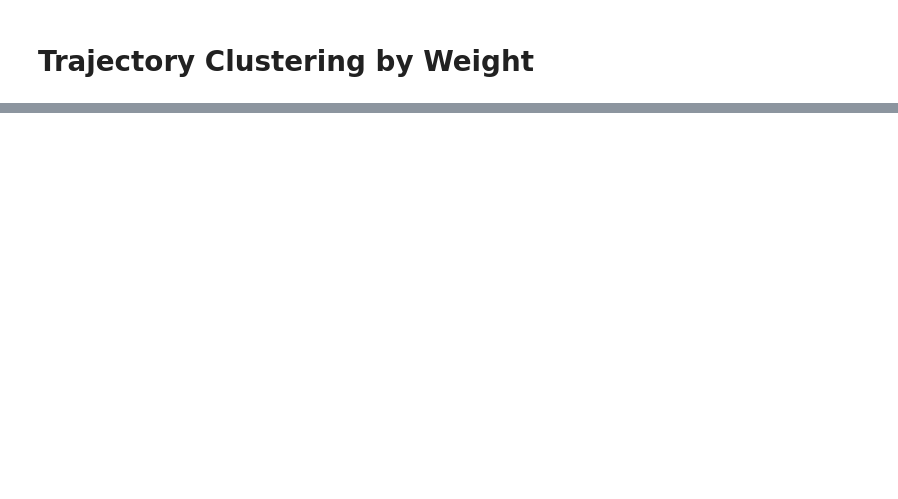
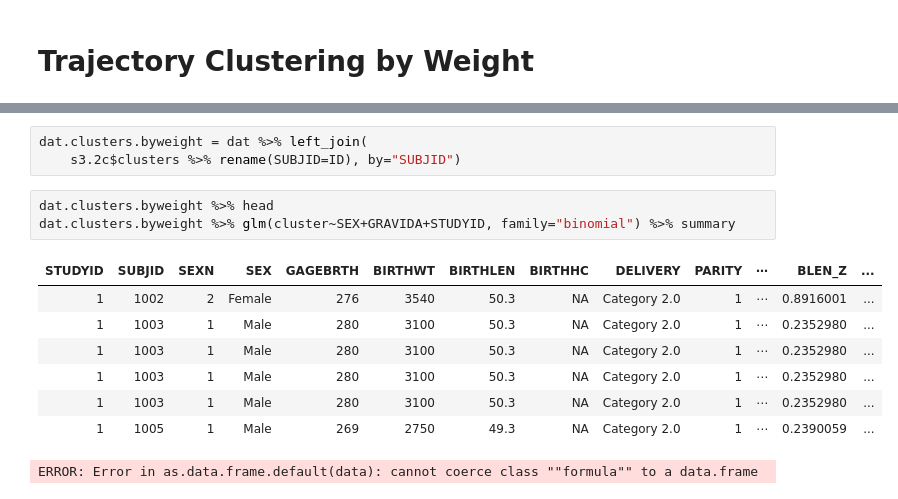
Before and after one commit to de-git/HBGDki-London, a Jupyter notebook: Ultrasound/notebooks/trajectory clustering.ipynb, the cells around one changed output, grey strips where cells are left out. Cells and saved outputs as stored; diff of their text form; blank space fills up the shorter version.

```diff
--- a/Ultrasound/notebooks/trajectory clustering.ipynb
+++ b/Ultrasound/notebooks/trajectory clustering.ipynb
@@ -240,0 +311,15 @@ plotBoxplotTraj(s3.2c)
+# %%
+dat.clusters.byweight = dat %>% left_join(
+    s3.2c$clusters %>% rename(SUBJID=ID), by="SUBJID")
+# %%
+dat.clusters.byweight %>% head
+dat.clusters.byweight %>% glm(cluster~SEX+GRAVIDA+STUDYID, family="binomial") %>% summary
+# %% [output]
+| STUDYID | SUBJID | SEXN | SEX | GAGEBRTH | BIRTHWT | BIRTHLEN | BIRTHHC | DELIVERY | PARITY | ⋯ | BLEN_Z | ... |
+| 1 | 1002 | 2 | Female | 276 | 3540 | 50.3 | NA | Category 2.0 | 1 | ⋯ | 0.8916001 | ... |
+| 1 | 1003 | 1 | Male | 280 | 3100 | 50.3 | NA | Category 2.0 | 1 | ⋯ | 0.2352980 | ... |
+| 1 | 1003 | 1 | Male | 280 | 3100 | 50.3 | NA | Category 2.0 | 1 | ⋯ | 0.2352980 | ... |
+| 1 | 1003 | 1 | Male | 280 | 3100 | 50.3 | NA | Category 2.0 | 1 | ⋯ | 0.2352980 | ... |
+| 1 | 1003 | 1 | Male | 280 | 3100 | 50.3 | NA | Category 2.0 | 1 | ⋯ | 0.2352980 | ... |
+| 1 | 1005 | 1 | Male | 269 | 2750 | 49.3 | NA | Category 2.0 | 1 | ⋯ | 0.2390059 | ... |
+ERROR: Error in as.data.frame.default(data): cannot coerce class ""formula"" to a data.frame
```
Also changed, not shown: parts of 19 cells of this notebook.
